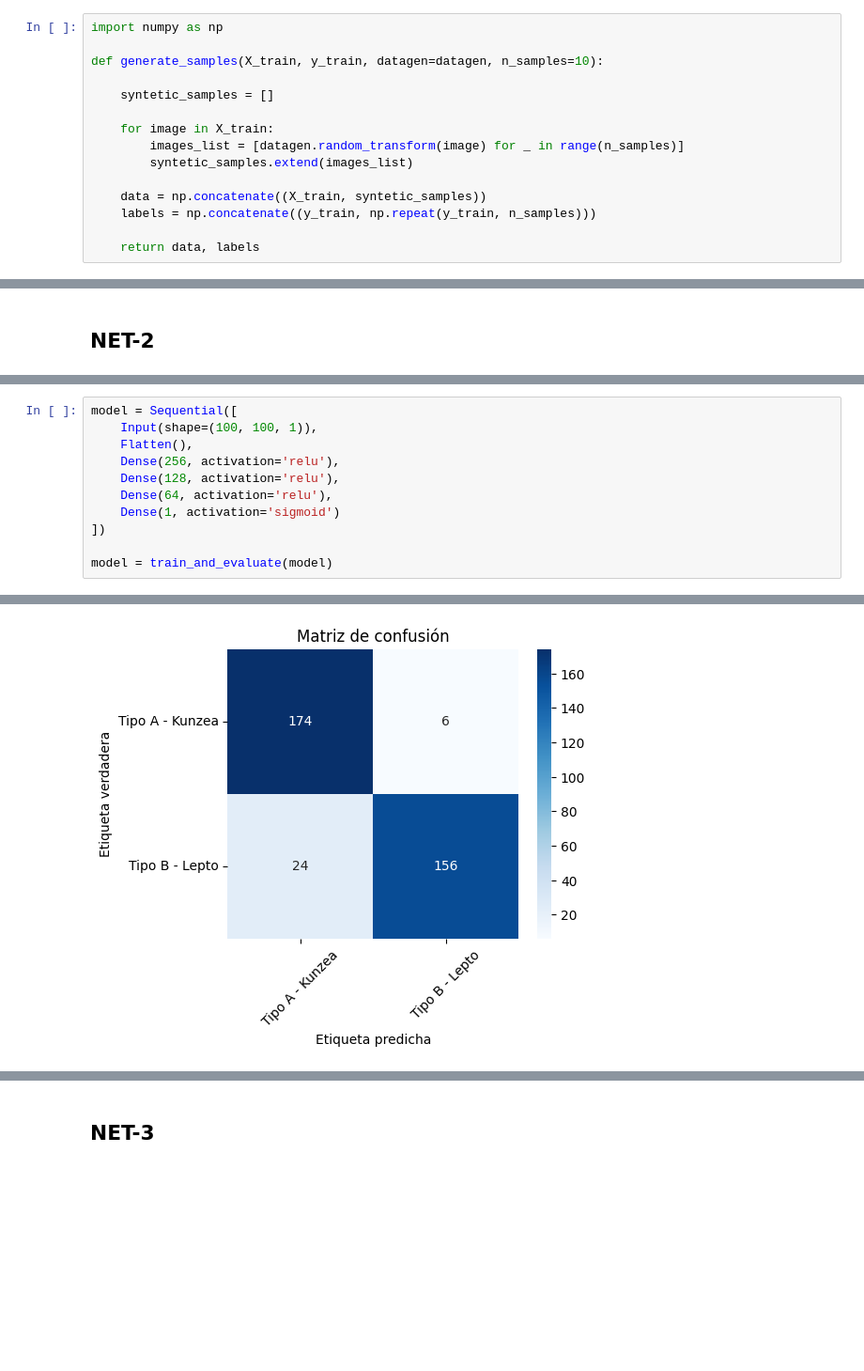
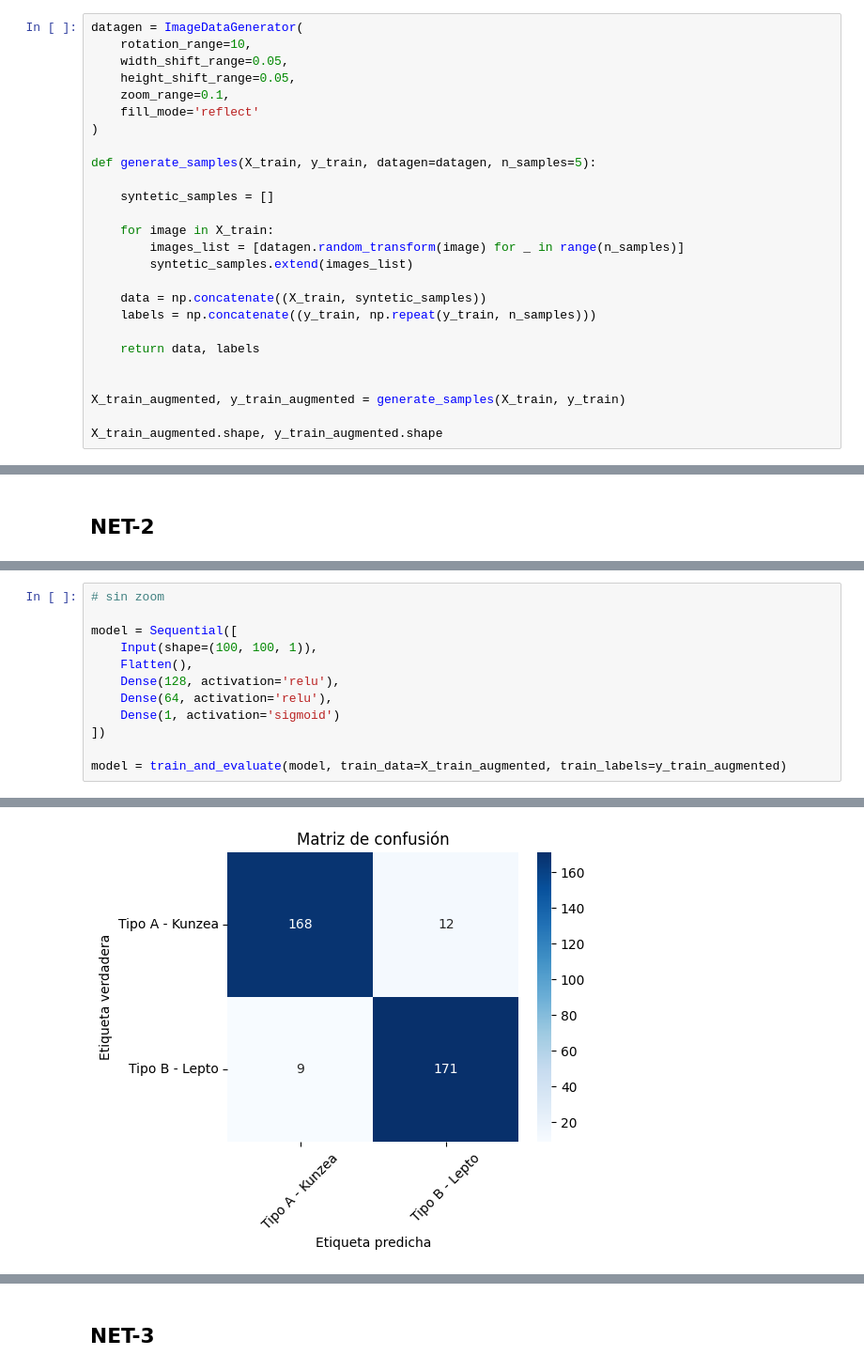
Before and after one commit to davidgc14/Mineria-Datos-UNED, a Jupyter notebook: Practica-3/laboratorio.ipynb, the cells around one changed output, grey strips where cells are left out. Shown at 94% size. Saved outputs shown, nothing was run; the diff lists cells and outputs as text; blank space fills up the shorter version.

```diff
--- a/Practica-3/laboratorio.ipynb
+++ b/Practica-3/laboratorio.ipynb
@@ -243,7 +247,13 @@ plt.show()
 # %%
-import numpy as np
+datagen = ImageDataGenerator(
+    rotation_range=10,
+    width_shift_range=0.05,
+    height_shift_range=0.05,
+    zoom_range=0.1,
+    fill_mode='reflect'
+)
 
-def generate_samples(X_train, y_train, datagen=datagen, n_samples=10):
+def generate_samples(X_train, y_train, datagen=datagen, n_samples=5):
 
     syntetic_samples = []
 
@@ -255,3 +265,8 @@ def generate_samples(X_train, y_train, datagen=datagen, n_samples=10):
     labels = np.concatenate((y_train, np.repeat(y_train, n_samples)))
 
     return data, labels
+
+
+X_train_augmented, y_train_augmented = generate_samples(X_train, y_train)
+
+X_train_augmented.shape, y_train_augmented.shape
@@ -594,12 +644,13 @@ None
 # %%
+# sin zoom
+
 model = Sequential([
     Input(shape=(100, 100, 1)),
     Flatten(),
-    Dense(256, activation='relu'),
     Dense(128, activation='relu'),
     Dense(64, activation='relu'),
     Dense(1, activation='sigmoid')
 ])
 
-model = train_and_evaluate(model)
+model = train_and_evaluate(model, train_data=X_train_augmented, train_labels=y_train_augmented)
 # %% [output]
@@ -641 +690 @@ None
-[figure, old version]
+[figure, new version]
```
Also changed, not shown: parts of 39 cells of this notebook.
